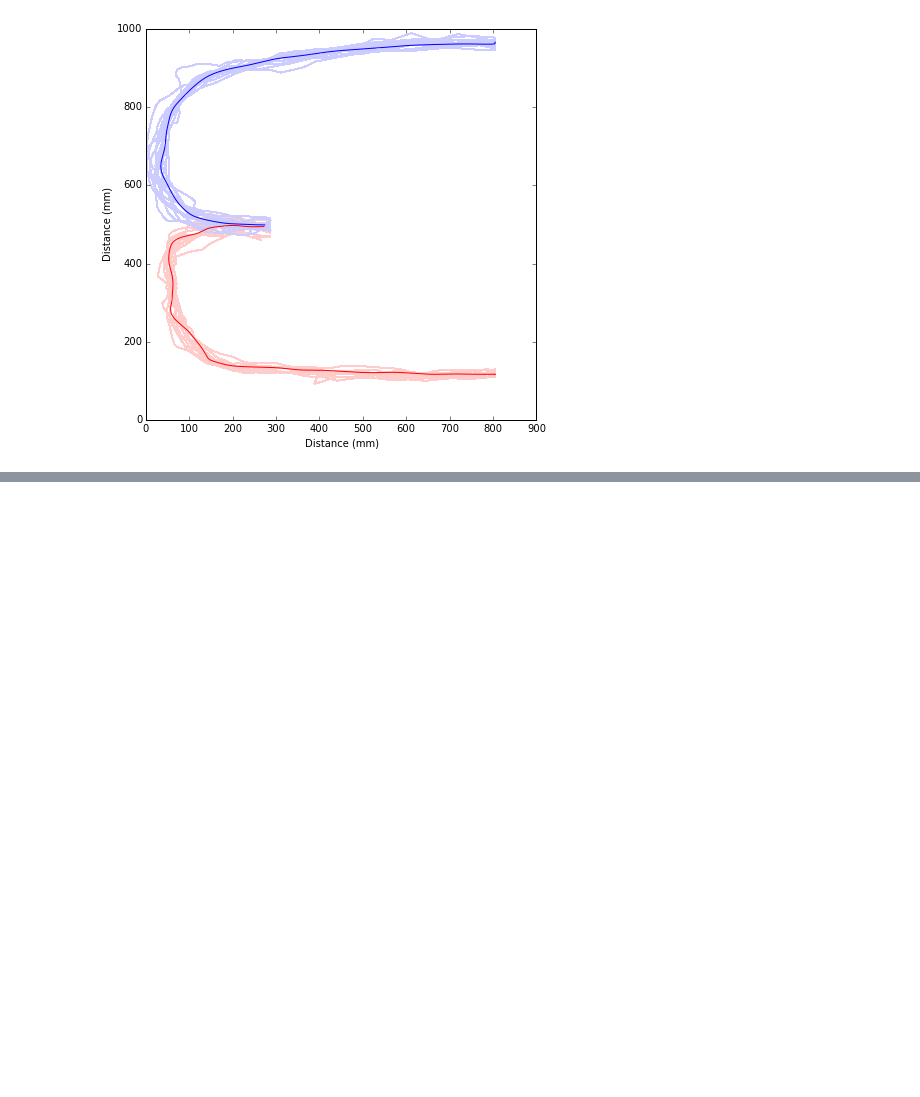
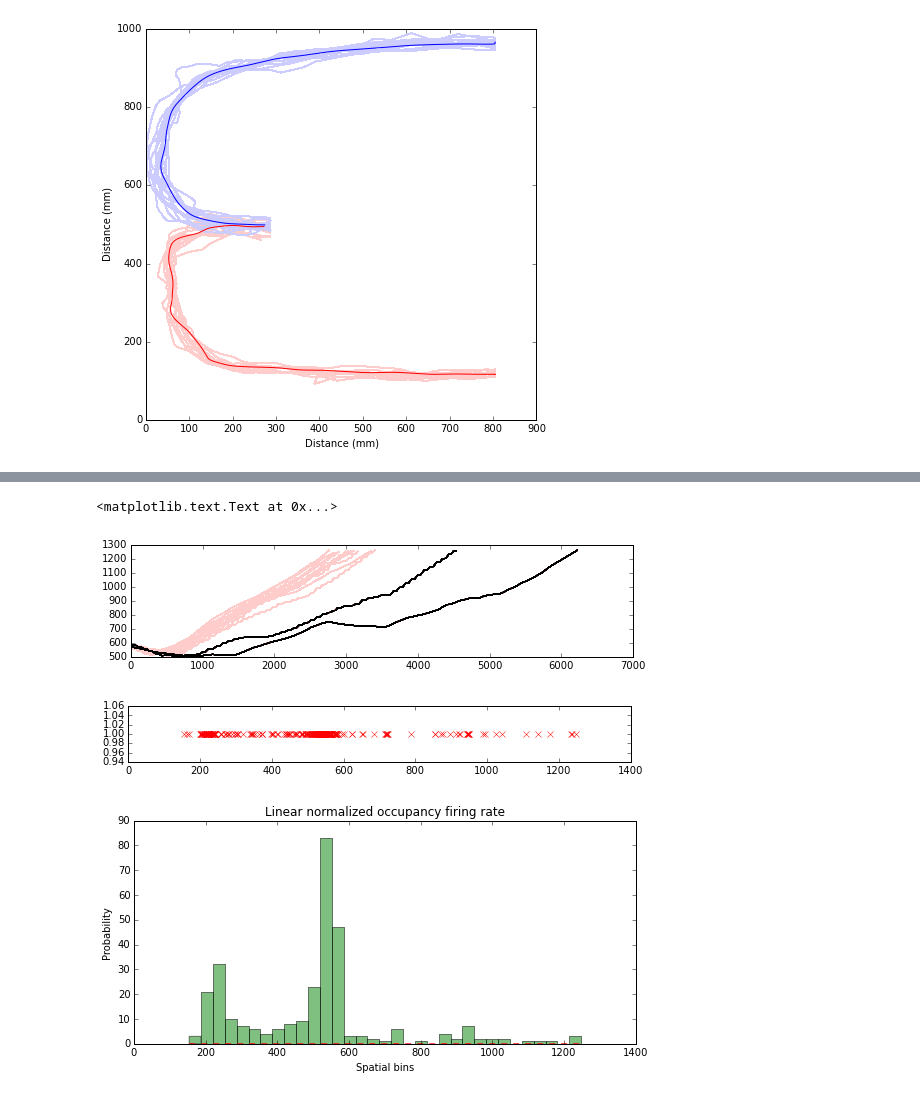
Before and after one commit to rubenpinzon/Wigner-Pattern, a Jupyter notebook: Bayesian Decoder.ipynb, the cells around one changed output, grey strips where cells are left out. Cells and saved outputs as stored; diff of their text form; code cells hidden in the pictures; blank space fills up the shorter version.

```diff
--- a/Bayesian Decoder.ipynb
+++ b/Bayesian Decoder.ipynb
@@ -60,9 +62,0 @@ plt.plot(path_right[0], path_right[1], color='r')
-# %%
-#Traspose spikes to have it with dimension Laps x cells_xy
-spikes_xy = map(list,zip(*cells['xy']))
-    plt.figure(num=None, figsize=(9,9), dpi=150)
-
-for n_lap, cell in enumerate(spikes_xy):
-    spks = np.transpose(cell[0])
-    d = [np.sqrt(c[0]**2 + c[1]**2) for c in spks]
-    plt.plot(np.ones(shape(d)),d,'rx')
@@ -77,0 +63,47 @@ for n_lap, cell in enumerate(spikes_xy):
+# %%
+#compute linear trajectories
+plt.figure(num=None, figsize=(9,2), dpi=150)
+lin_dist = []
+for lap in left_task:
+    d = np.linalg.norm(lap, axis=0)
+    #interpolate d to a unique lenght
+    lin_dist.append(d)
+    plt.plot(d, color=[1, 0.8, 0.8])
+
+max_dist = map(lambda x: len(x), lin_dist)
+mean_dist = np.mean(max_dist)
+sd_dist = np.std(max_dist)
+#remove abnormal laps mean+/-s.d
+filter_laps = abs(max_dist - mean_dist) < sd_dist
+fil_lin_dis = []
+for d, l in zip(lin_dist, filter_laps):
+    fil_lin_dis.append(l)
+    if not l:
+        plt.plot(d, color='k')
+
+#Traspose spikes to have it with dimension Laps x cells_xy
+spikes_xy = map(list,zip(*cells['xy']))
+plt.figure(num=None, figsize=(9,1), dpi=150)
+lin_dist = []
+for n_lap, cell in enumerate(spikes_xy):
+    spks = np.transpose(cell[0])
+    d = [np.sqrt(c[0]**2 + c[1]**2) for c in spks]
+    lin_dist.extend(d)
+    plt.plot(d,np.ones(shape(d)),'rx')
+
+num_bins = (max(d) - min(d))/20 #bins of 2 cm
+plt.figure(num=None, figsize=(9,4), dpi=150)
+n, bins, patches = plt.hist(lin_dist, num_bins, normed=0, facecolor='green', alpha=0.5)
+mu = np.mean(lin_dist)
+sigma = np.std(lin_dist)
+
+cdf = mlab.normpdf(bins, mu, sigma)
+plt.plot(bins, cdf, 'r--')
+plt.xlabel('Spatial bins')
+plt.ylabel('Probability')
+plt.title('Linear normalized occupancy firing rate')
+# %% [output]
+<matplotlib.text.Text at 0x...>
+[figure, added]
+[figure, added]
+[figure, added]
```
Also changed, not shown: parts of 3 cells of this notebook, 1 other file.
